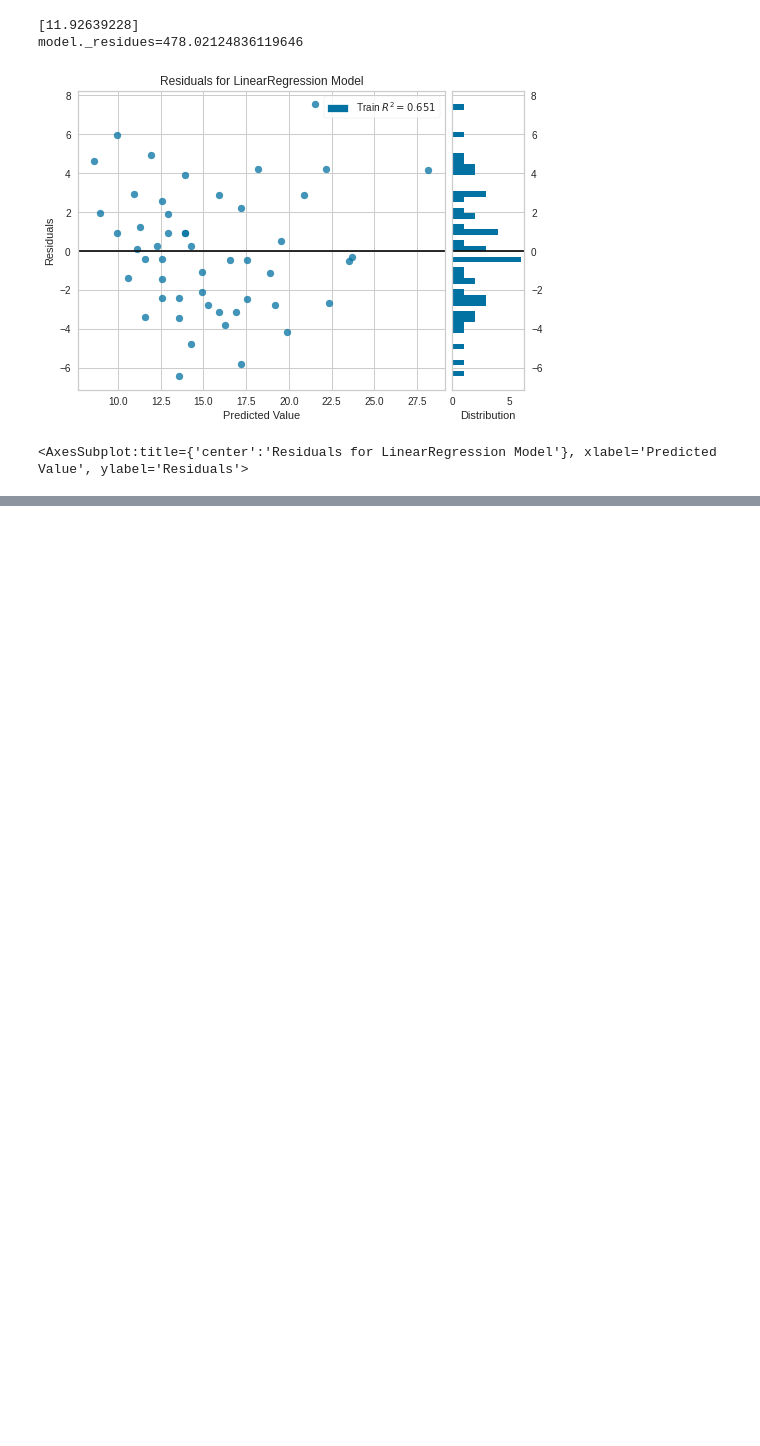
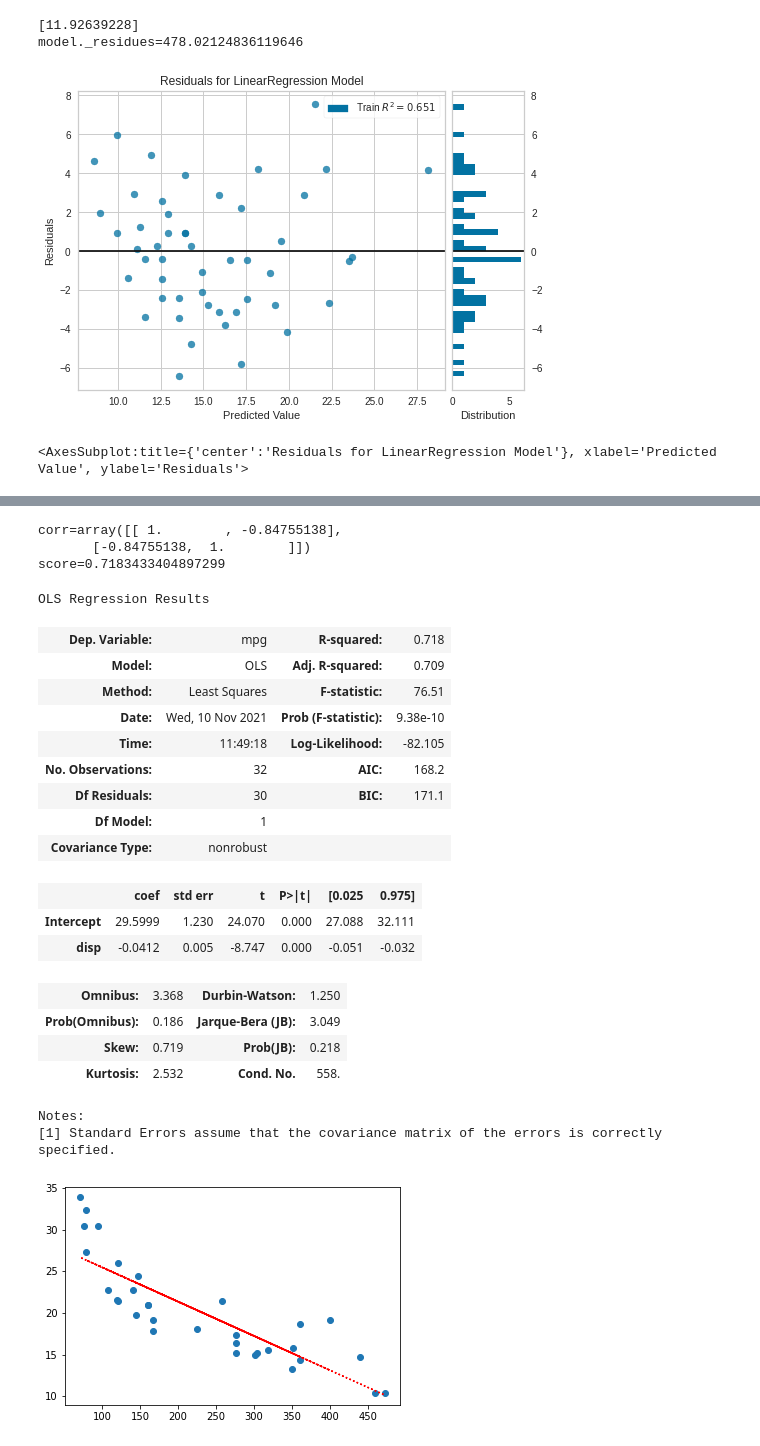
Before and after one commit to pesadaum/learning, a Jupyter notebook: subject/data-science/forma-ds/modulo3/modulo3_estatistica2.ipynb, the cells around one changed output, grey strips where cells are left out. Saved outputs shown, nothing was run; the diff lists cells and outputs as text; code cells hidden in the pictures; blank space fills up the shorter version.

Commit message:
day 6 - data science

```diff
--- a/subject/data-science/forma-ds/modulo3/modulo3_estatistica2.ipynb
+++ b/subject/data-science/forma-ds/modulo3/modulo3_estatistica2.ipynb
@@ -97,0 +105,56 @@ model._residues=478.02124836119646
+# %%
+# Regressão linear simples x múltipla
+import pandas as pd
+import numpy as np
+import matplotlib.pyplot as plt
+import statsmodels.formula.api as sm
+from sklearn.linear_model import LinearRegression
+
+
+df = pd.read_csv('datasets/mtcars.csv')
+df = df.drop(['Unnamed: 0'], axis = 1)
+
+X = df.iloc[:, 2].values
+y = df.iloc[:, 0].values
+
+corr = np.corrcoef(X,y)
+print(f'{corr=}')
+
+X = X.reshape(-1,1) # Reshape para poder usar o LinearRegression()
+model = LinearRegression()
+model.fit(X, y)
+predict = model.predict(X)
+
+plt.scatter(X,y)
+plt.plot(X, predict, ':r')
+
+score = model.score(X,y)
+print(f'{score=}')
+
+adjusted_model = sm.ols(formula= 'mpg ~ disp', data= df)
+trained_model = adjusted_model.fit()
+trained_model.summary()
+# %% [output]
+corr=array([[ 1.        , -0.84755138],
+       [-0.84755138,  1.        ]])
+score=0.7183433404897299
+OLS Regression Results
+| Dep. Variable: | mpg | R-squared: | 0.718 |
+| Model: | OLS | Adj. R-squared: | 0.709 |
+| Method: | Least Squares | F-statistic: | 76.51 |
+| Date: | Wed, 10 Nov 2021 | Prob (F-statistic): | 9.38e-10 |
+| Time: | 11:49:18 | Log-Likelihood: | -82.105 |
+| No. Observations: | 32 | AIC: | 168.2 |
+| Df Residuals: | 30 | BIC: | 171.1 |
+| Df Model: | 1 |  |  |
+| Covariance Type: | nonrobust |  |  |
+|  | coef | std err | t | P>|t| | [0.025 | 0.975] |
+| Intercept | 29.5999 | 1.230 | 24.070 | 0.000 | 27.088 | 32.111 |
+| disp | -0.0412 | 0.005 | -8.747 | 0.000 | -0.051 | -0.032 |
+| Omnibus: | 3.368 | Durbin-Watson: | 1.250 |
+| Prob(Omnibus): | 0.186 | Jarque-Bera (JB): | 3.049 |
+| Skew: | 0.719 | Prob(JB): | 0.218 |
+| Kurtosis: | 2.532 | Cond. No. | 558. |
+Notes:
+[1] Standard Errors assume that the covariance matrix of the errors is correctly specified.
+[figure, added]
```
Also changed, not shown: parts of 4 cells of this notebook, 1 other file.
